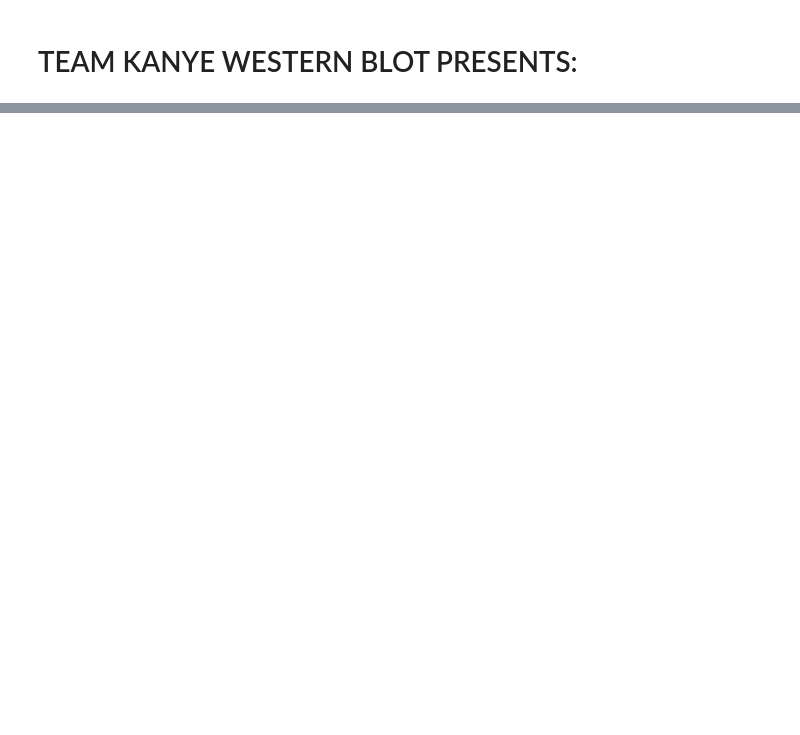
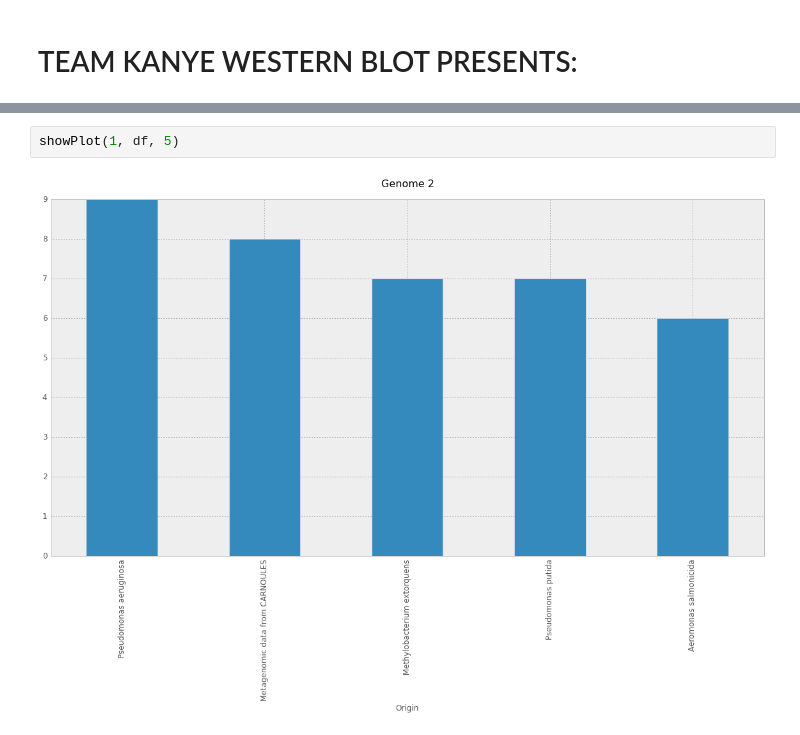
Before and after one commit to BioE-131-genome-annotation-2015/genome-assembly-, a Jupyter notebook: index.ipynb, the cells around one changed output, grey strips where cells are left out. Cells and saved outputs as stored; diff of their text form; blank space fills up the shorter version.

```diff
--- a/index.ipynb
+++ b/index.ipynb
@@ -95,0 +65,4 @@ df2.plot(kind='bar')
+# %%
+showPlot(1, df, 5)
+# %% [output]
+[figure, added]
```
Also changed, not shown: parts of 15 cells of this notebook, 1 other file.
